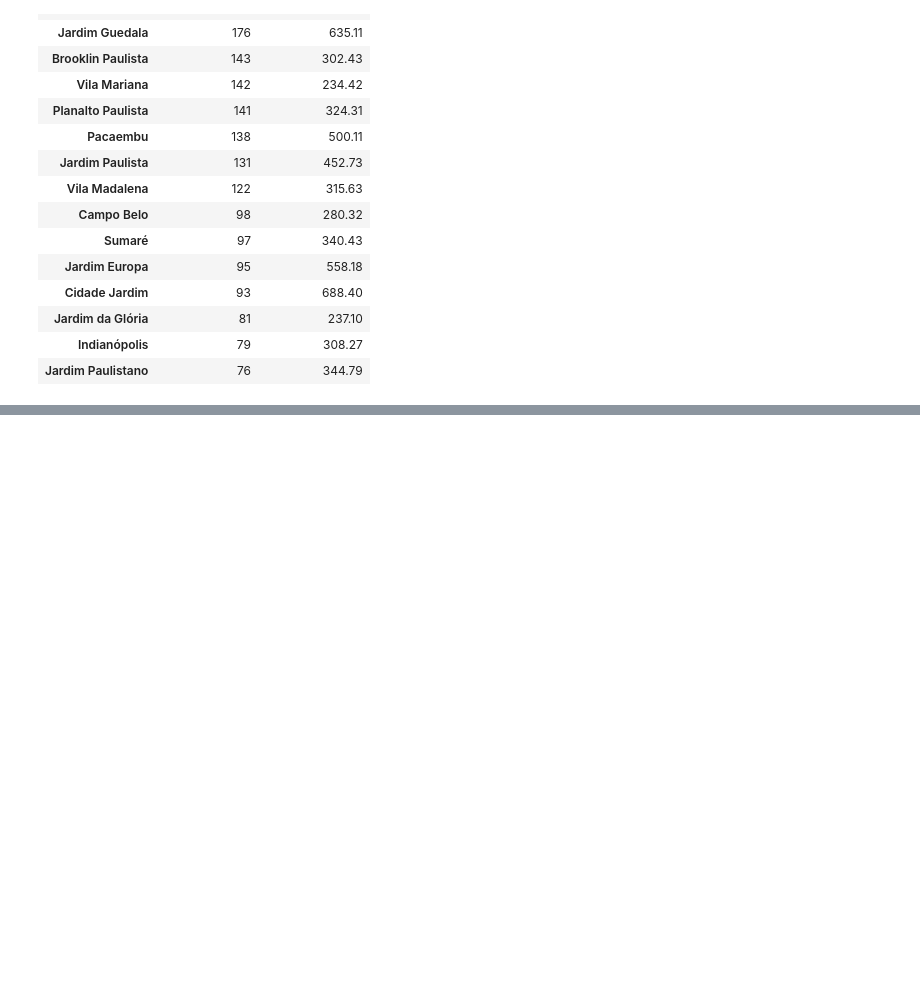
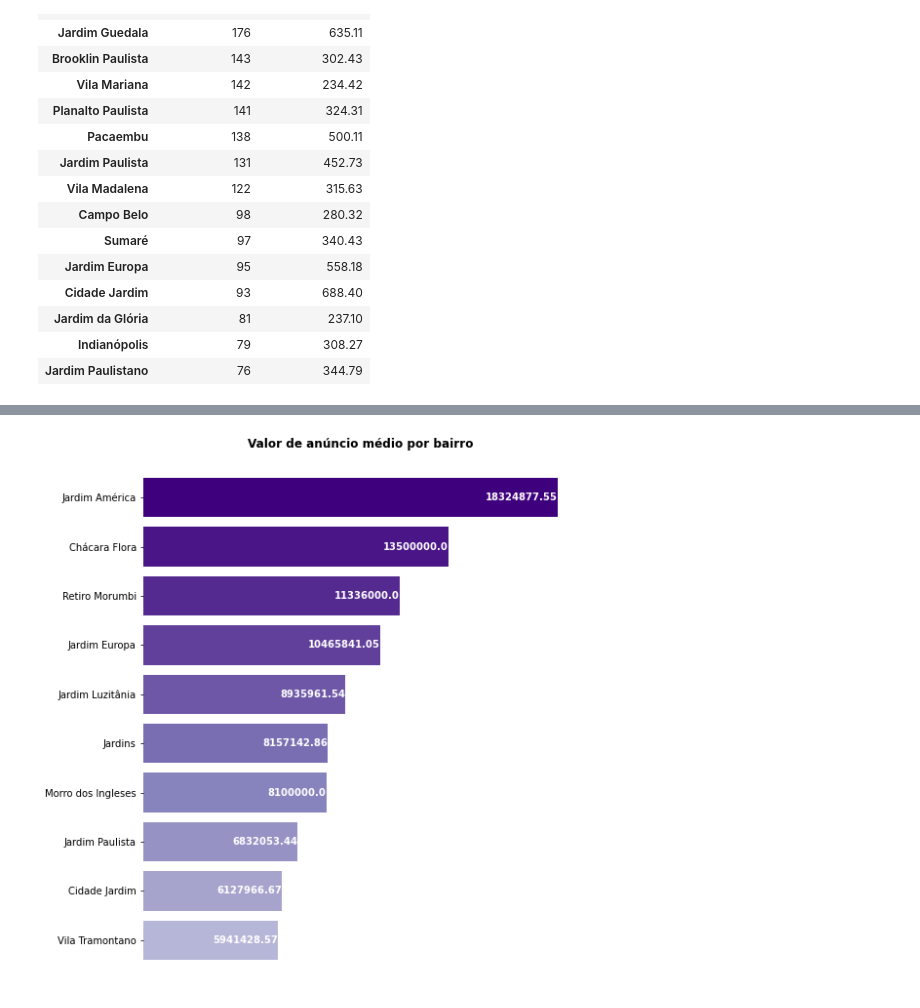
Before and after one commit to luizaires/Analise-de-dados-de-imoveis, a Jupyter notebook: Analise-de-dados-de-venda-de-imoveis.ipynb, the cells around one changed output, grey strips where cells are left out. Drawn from its saved outputs; the diff is of its cells as text; code cells hidden in the pictures; blank space fills up the shorter version.

```diff
--- a/Analise-de-dados-de-venda-de-imoveis.ipynb
+++ b/Analise-de-dados-de-venda-de-imoveis.ipynb
@@ -223,0 +240,9 @@ barhplot(y = 'Metragem média', data = top15_metragem, palette = 'RdPu', title =
+# %%
+bairros_mais_caros = (df2[['Bairro', 'Valor_anuncio', 'Valor_m2']]
+                     .groupby('Bairro')
+                     .agg('mean')
+                     .round(2)
+                     .sort_values(by = 'Valor_anuncio', ascending = False)
+                     .head(10)
+                     )
+bairros_mais_caros
@@ -223,0 +262,4 @@ barhplot(y = 'Metragem média', data = top15_metragem, palette = 'RdPu', title =
+# %%
+barhplot(y = 'Valor_anuncio', data = bairros_mais_caros, palette = 'Purples', title = 'Valor de anúncio médio por bairro')
+# %% [output]
+[figure, added]
```
Also changed, not shown: parts of 13 cells of this notebook.
